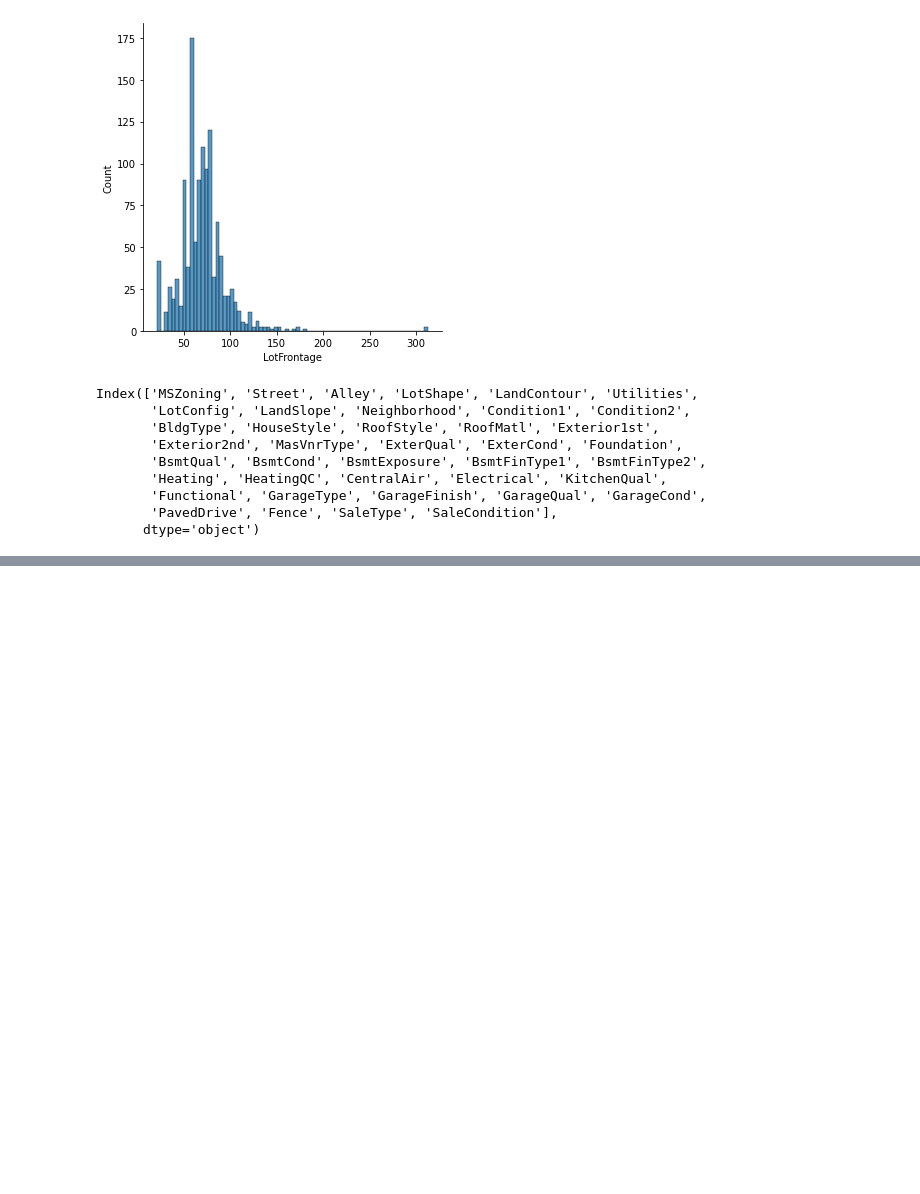
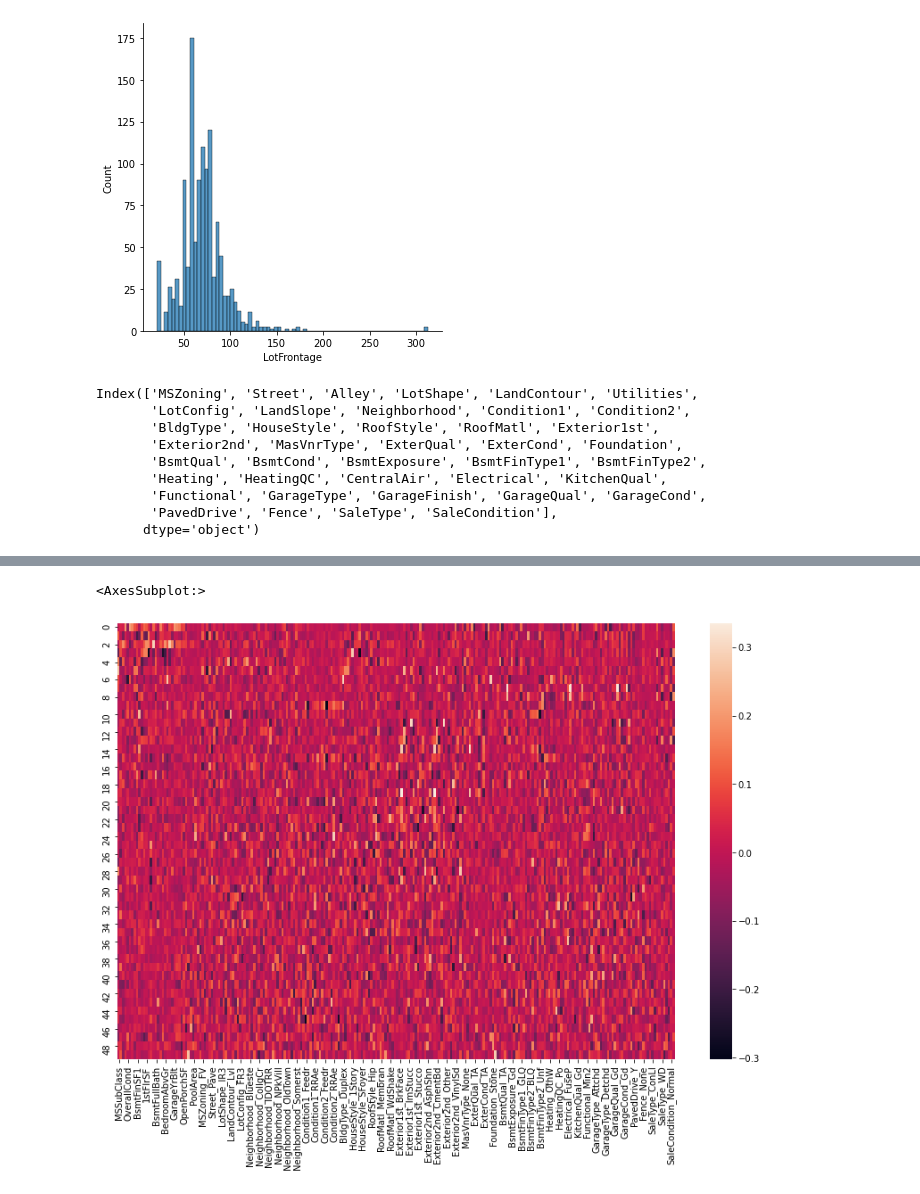
Before and after one commit to sperng/kaggle_house_prices, a Jupyter notebook: house_prices_competition.ipynb, the cells around one changed output, grey strips where cells are left out. Drawn from its saved outputs; the diff is of its cells as text; code cells hidden in the pictures; blank space fills up the shorter version.

```diff
--- a/house_prices_competition.ipynb
+++ b/house_prices_competition.ipynb
@@ -232,2 +246,2 @@ scaler = StandardScaler()
 # %%
-scaler.fit_transform(df_pca.values)
+x_pca = scaler.fit_transform(df_pca)
@@ -254,3 +248,6 @@ pca = PCA(n_components=10)
+# %%
+#PCA with 20 components, roughly 10% of the original number of dimensions
+pca = PCA(n_components=50)
 # %%
-pca.fit(df_pca)
+pca.fit(x_pca)
 # %% [output]
@@ -281,2 +278,8 @@ array([[-1.67283020e-04, -3.98964646e-05,  9.41721308e-05, ...,
 # %%
-df_pca = pd.DataFrame(pca.components_,columns=df_pca.columns)
+x_pca = pd.DataFrame(pca.components_,columns=df_pca.columns)
+# %%
+plt.figure(figsize=(14,9))
+sns.heatmap(x_pca)
+# %% [output]
+<AxesSubplot:>
+[figure, added]
```
Also changed, not shown: parts of 24 cells of this notebook.
